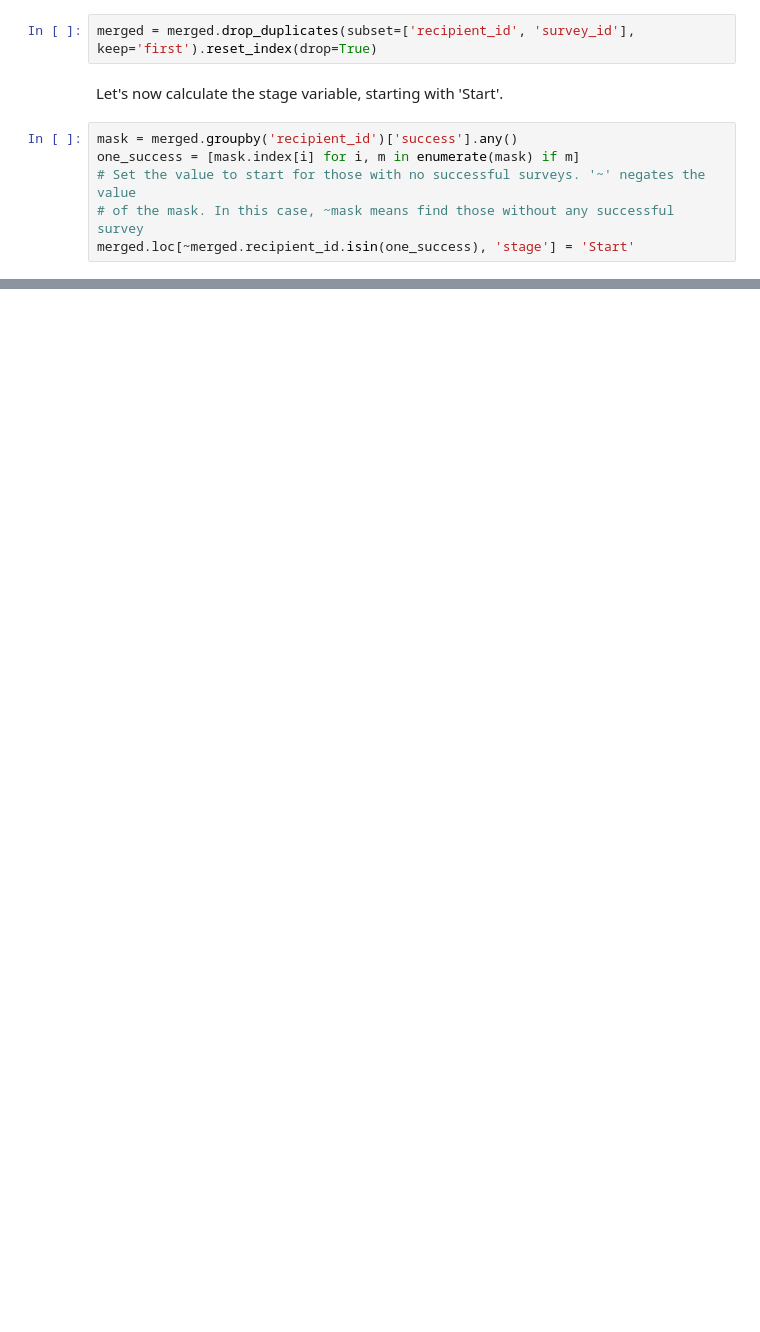
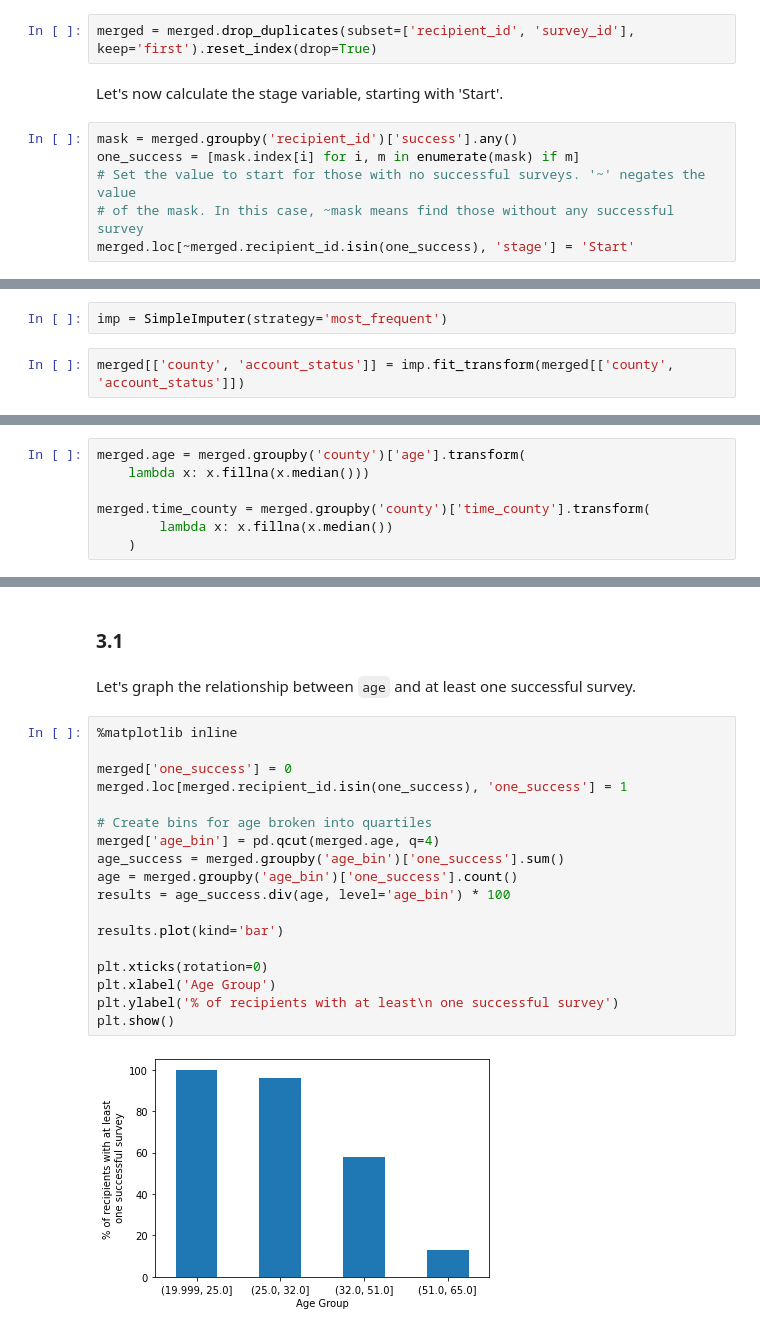
Before and after one commit to dcjohnson24/give-directly-interview, a Jupyter notebook: give-directly-assessment.ipynb, the cells around one changed output, grey strips where cells are left out. Drawn from its saved outputs; the diff is of its cells as text; blank space fills up the shorter version.

```diff
--- a/give-directly-assessment.ipynb
+++ b/give-directly-assessment.ipynb
@@ -64,0 +316,4 @@ merged.loc[merged.recipient_id.isin(one_success) & merged.recipient_id.isin(reci
+# %%
+imp = SimpleImputer(strategy='most_frequent')
+# %%
+merged[['county', 'account_status']] = imp.fit_transform(merged[['county', 'account_status']])
@@ -64,0 +322,7 @@ merged.loc[merged.recipient_id.isin(one_success) & merged.recipient_id.isin(reci
+# %%
+merged.age = merged.groupby('county')['age'].transform(
+    lambda x: x.fillna(x.median()))
+
+merged.time_county = merged.groupby('county')['time_county'].transform(
+        lambda x: x.fillna(x.median())
+    )
@@ -64,0 +402,24 @@ merged.loc[merged.recipient_id.isin(one_success) & merged.recipient_id.isin(reci
+# %% [markdown]
+### 3.1
+# %% [markdown]
+Let's graph the relationship between `age` and at least one successful survey.
+# %%
+%matplotlib inline
+
+merged['one_success'] = 0
+merged.loc[merged.recipient_id.isin(one_success), 'one_success'] = 1
+
+# Create bins for age broken into quartiles
+merged['age_bin'] = pd.qcut(merged.age, q=4)
+age_success = merged.groupby('age_bin')['one_success'].sum()
+age = merged.groupby('age_bin')['one_success'].count()
+results = age_success.div(age, level='age_bin') * 100
+
+results.plot(kind='bar')
+
+plt.xticks(rotation=0)
+plt.xlabel('Age Group')
+plt.ylabel('% of recipients with at least\n one successful survey')
+plt.show()
+# %% [output]
+[figure, added]
```
Also changed, not shown: parts of 72 cells of this notebook, 2 other files.
